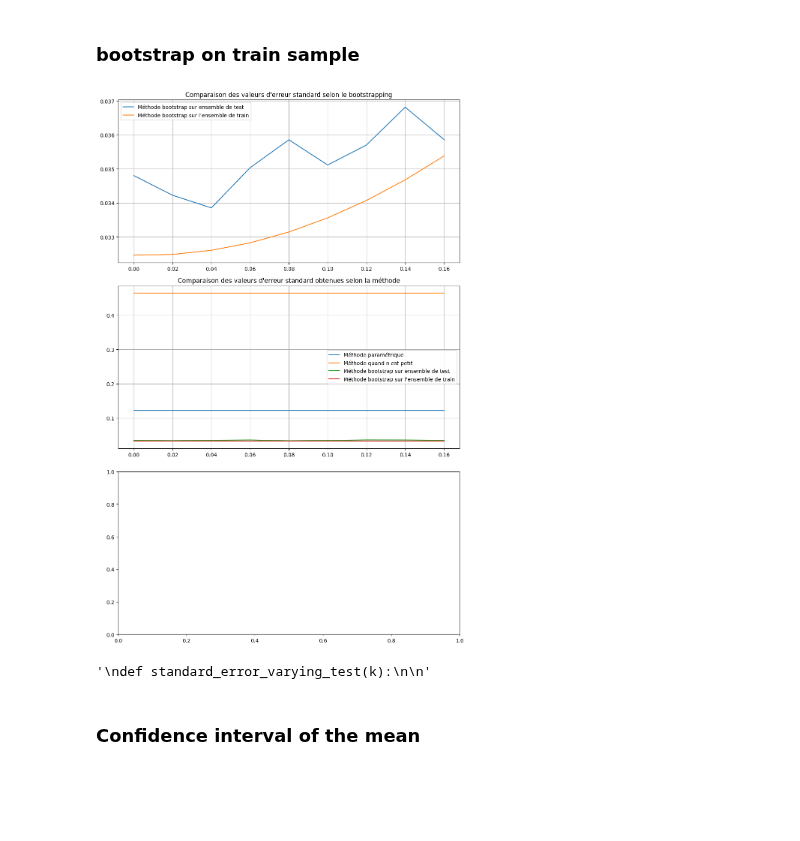
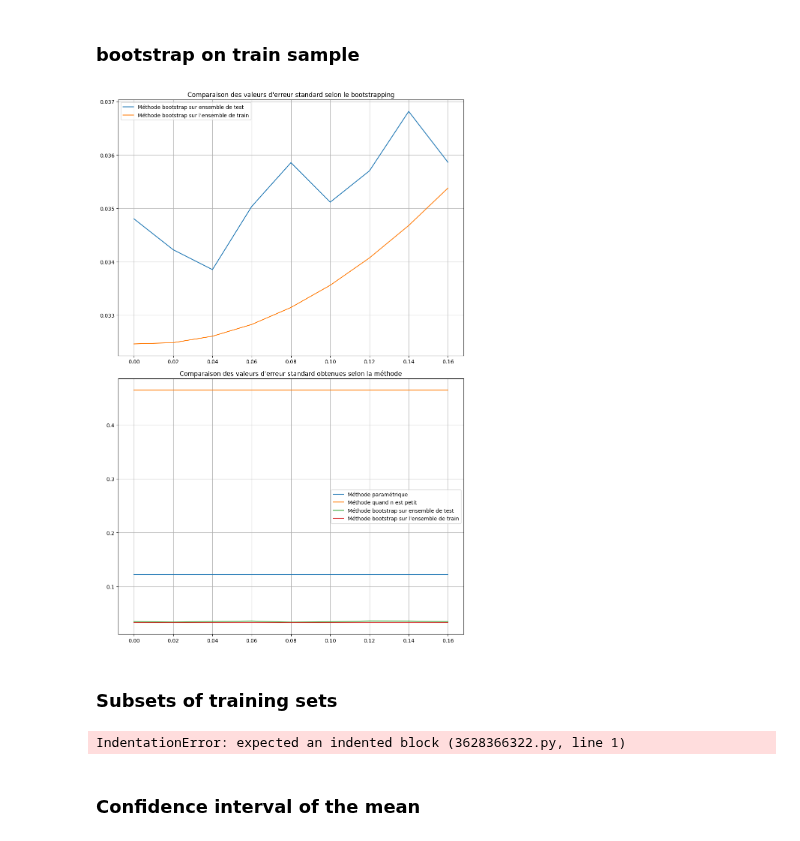
Before and after one commit to AntoineGilsonGH/The-Design-and-Analysis-of-Benchmark-Experiments, a Jupyter notebook: I0_Simplification.ipynb, the cells around one changed output. Drawn from its saved outputs; the diff is of its cells as text; code cells hidden in the pictures; blank space fills up the shorter version.

```diff
--- a/I0_Simplification.ipynb
+++ b/I0_Simplification.ipynb
@@ -741,32 +737,31 @@ df_standard_error_A, df_standard_error_B = standard_error_n_large()
 df_standard_error_small_A, df_standard_error_small_B = standard_error_n_small()
 # %%
 # Création des subplots
-fig, axs = plt.subplots(3, 1, figsize=(10, 15))
+fig, axs = plt.subplots(2, 1, figsize=(10, 15))
 
 # Premier subplot : Comparaison des valeurs d'erreur standard selon le bootstrapping
 axs[0].plot(beta2_values, df_se_bootstrap_A[2000], label="Méthode bootstrap sur ensemble de test")
 axs[0].plot(beta2_values, df_se_bootstrap_A_v2[2000], label="Méthode bootstrap sur l'ensemble de train")
 axs[0].set_title("Comparaison des valeurs d'erreur standard selon le bootstrapping")
 axs[0].grid()
 axs[0].legend()
 
 # Deuxième subplot : Comparaison des valeurs d'erreur standard obtenues selon la méthode
 axs[1].plot(beta2_values, df_standard_error_B[2000], label="Méthode paramétrique")
 axs[1].plot(beta2_values, df_standard_error_small_B[2000], label="Méthode quand n est petit")
 axs[1].plot(beta2_values, df_se_bootstrap_B[2000], label="Méthode bootstrap sur ensemble de test")
 axs[1].plot(beta2_values, df_se_bootstrap_B_v2[2000], label="Méthode bootstrap sur l'ensemble de train")
 axs[1].set_title("Comparaison des valeurs d'erreur standard obtenues selon la méthode")
 axs[1].grid()
 axs[1].legend()
 
 plt.tight_layout()
 plt.show()
 # %% [output]
-[figure, old version]
+[figure, new version]
+# %% [markdown]
+### Subsets of training sets
 # %%
-"""
-def standard_error_varying_test(k):
-
-"""
+"""def standard_error_varying_test_derived():"""
 # %% [output]
-'\ndef standard_error_varying_test(k):\n\n'
+IndentationError: expected an indented block (3628366322.py, line 1)
```
Also changed, not shown: parts of 4 cells of this notebook, 1 other file.
